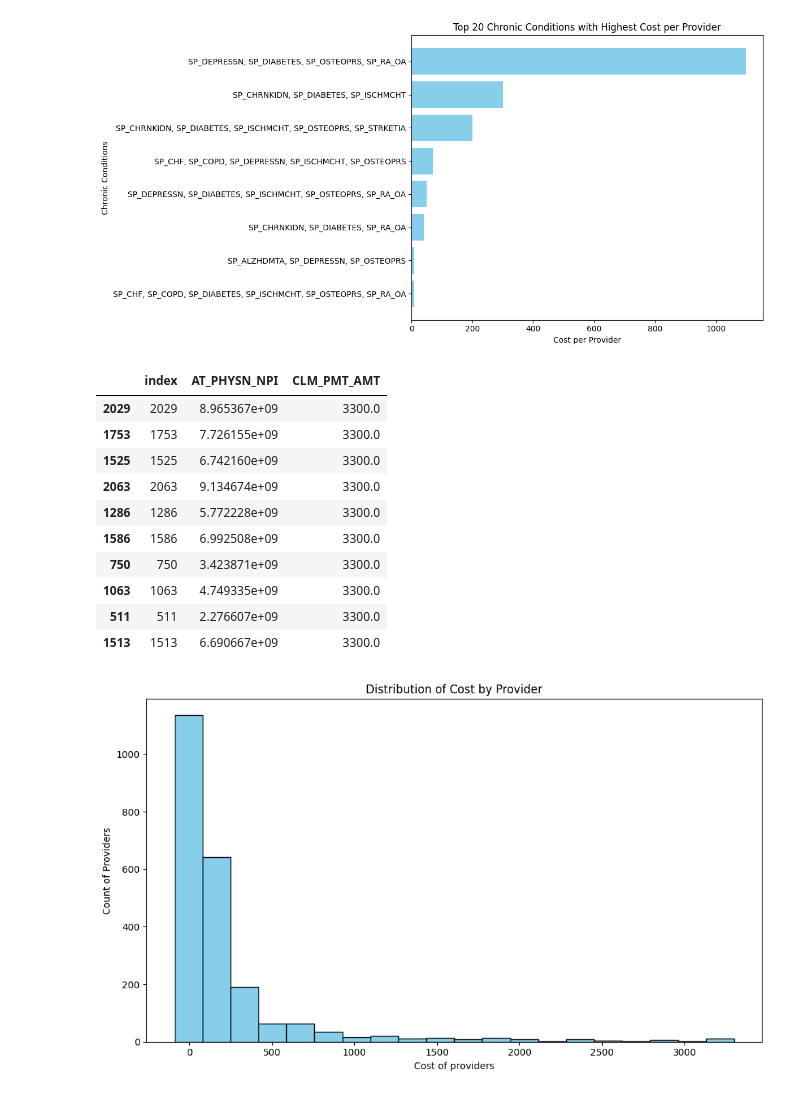
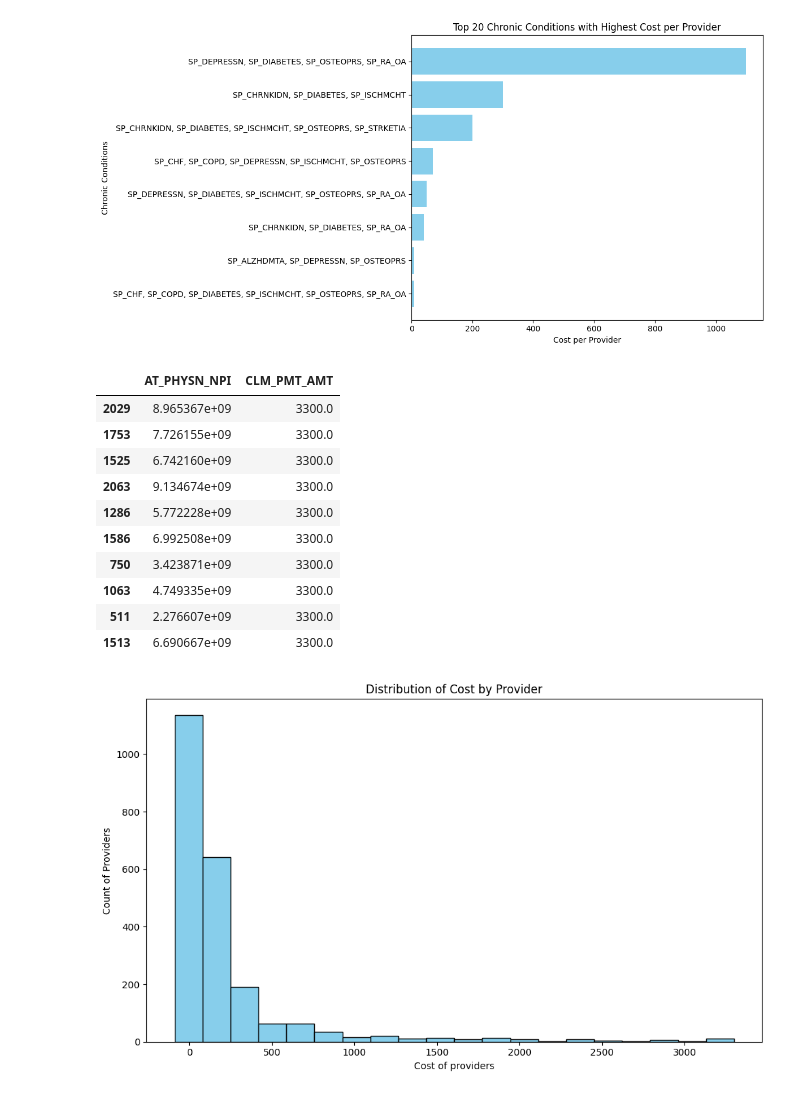
Before and after one commit to suvigyajain0101/Claims, a Jupyter notebook: EDA.ipynb, the cells around one changed output. Saved outputs shown, nothing was run; the diff lists cells and outputs as text; code cells hidden in the pictures.

```diff
--- a/EDA.ipynb
+++ b/EDA.ipynb
@@ -367,19 +364,19 @@ plt.show()
 combination_totals = master_pdf[master_pdf['Chronic_Conditions'] != ''].groupby(['AT_PHYSN_NPI'])['CLM_PMT_AMT'].mean().reset_index()
 # %%
-top_10_providers = combination_totals.reset_index().sort_values(by='CLM_PMT_AMT', ascending=False).head(10)
+top_10_providers = combination_totals.sort_values(by='CLM_PMT_AMT', ascending=False).head(10)
 top_10_providers
 # %% [output]
-|  | index | AT_PHYSN_NPI | CLM_PMT_AMT |
-| 2029 | 2029 | 8.965367e+09 | 3300.0 |
-| 1753 | 1753 | 7.726155e+09 | 3300.0 |
-| 1525 | 1525 | 6.742160e+09 | 3300.0 |
-| 2063 | 2063 | 9.134674e+09 | 3300.0 |
-| 1286 | 1286 | 5.772228e+09 | 3300.0 |
-| 1586 | 1586 | 6.992508e+09 | 3300.0 |
-| 750 | 750 | 3.423871e+09 | 3300.0 |
-| 1063 | 1063 | 4.749335e+09 | 3300.0 |
-| 511 | 511 | 2.276607e+09 | 3300.0 |
-| 1513 | 1513 | 6.690667e+09 | 3300.0 |
+|  | AT_PHYSN_NPI | CLM_PMT_AMT |
+| 2029 | 8.965367e+09 | 3300.0 |
+| 1753 | 7.726155e+09 | 3300.0 |
+| 1525 | 6.742160e+09 | 3300.0 |
+| 2063 | 9.134674e+09 | 3300.0 |
+| 1286 | 5.772228e+09 | 3300.0 |
+| 1586 | 6.992508e+09 | 3300.0 |
+| 750 | 3.423871e+09 | 3300.0 |
+| 1063 | 4.749335e+09 | 3300.0 |
+| 511 | 2.276607e+09 | 3300.0 |
+| 1513 | 6.690667e+09 | 3300.0 |
 # %%
 # Create a histogram of cost distribution
 plt.figure(figsize=(10, 6))
```
Also changed, not shown: parts of 3 cells of this notebook.
